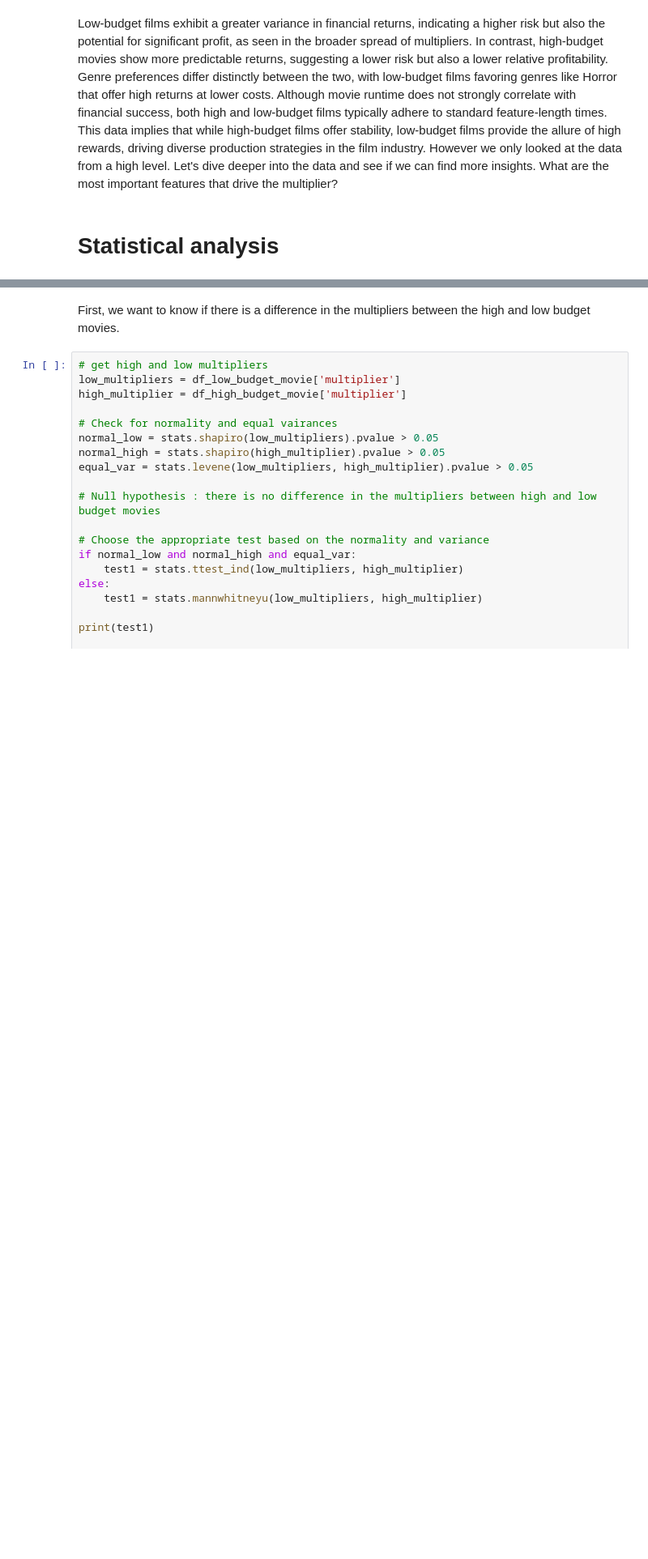
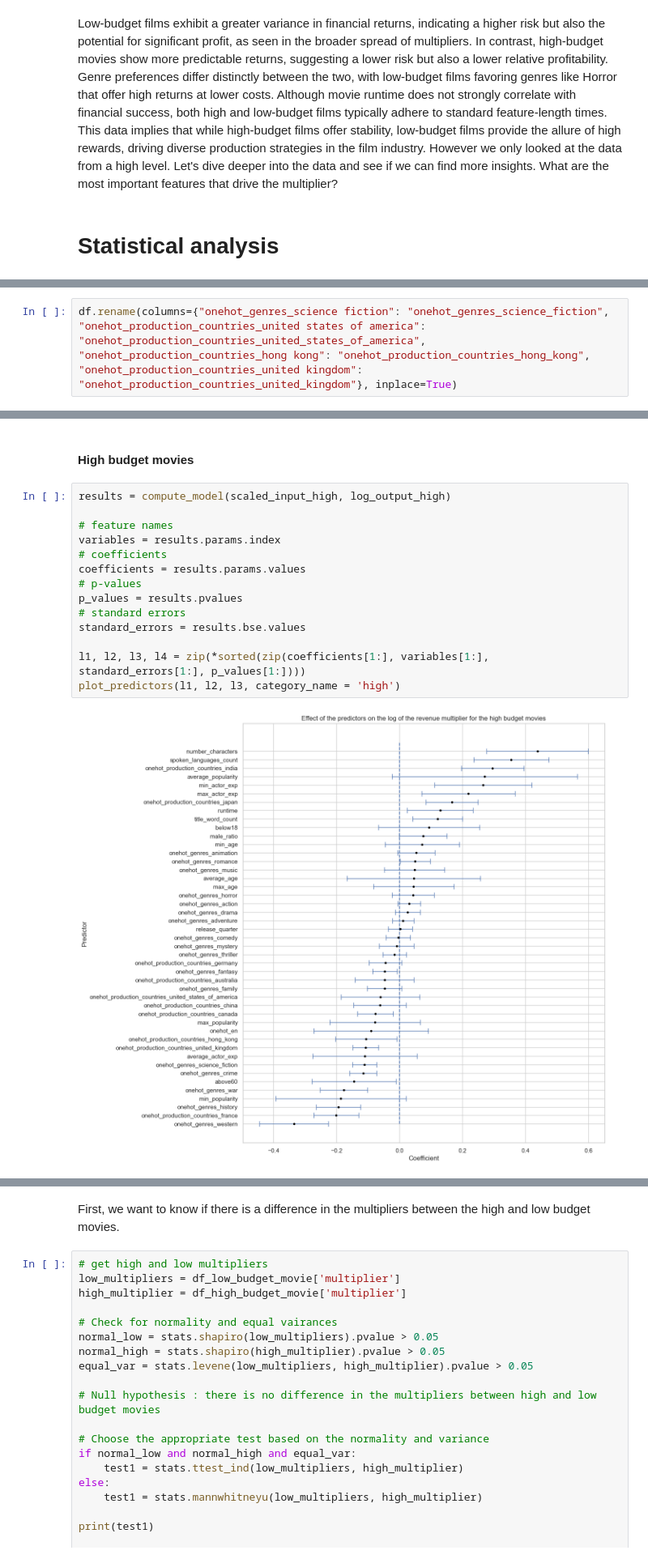
Before and after one commit to epfl-ada/ada-2023-project-thesuricates, a Jupyter notebook: milestone3.ipynb, the cells around one changed output, grey strips where cells are left out. Shown at 81% size. Saved outputs shown, nothing was run; the diff lists cells and outputs as text; blank space fills up the shorter version.

```diff
--- a/milestone3.ipynb
+++ b/milestone3.ipynb
@@ -466,0 +487,2 @@ Low-budget films exhibit a greater variance in financial returns, indicating a h
+# %%
+df.rename(columns={"onehot_genres_science fiction": "onehot_genres_science_fiction", "onehot_production_countries_united states of america": "onehot_production_countries_united_states_of_america", "onehot_production_countries_hong kong": "onehot_production_countries_hong_kong", "onehot_production_countries_united kingdom": "onehot_production_countries_united_kingdom"}, inplace=True)
@@ -466,0 +819,18 @@ Low-budget films exhibit a greater variance in financial returns, indicating a h
+# %% [markdown]
+#### High budget movies
+# %%
+results = compute_model(scaled_input_high, log_output_high)
+
+# feature names
+variables = results.params.index
+# coefficients
+coefficients = results.params.values
+# p-values
+p_values = results.pvalues
+# standard errors
+standard_errors = results.bse.values
+
+l1, l2, l3, l4 = zip(*sorted(zip(coefficients[1:], variables[1:], standard_errors[1:], p_values[1:])))
+plot_predictors(l1, l2, l3, category_name = 'high')
+# %% [output]
+[figure, added]
```
Also changed, not shown: parts of 117 cells of this notebook.
